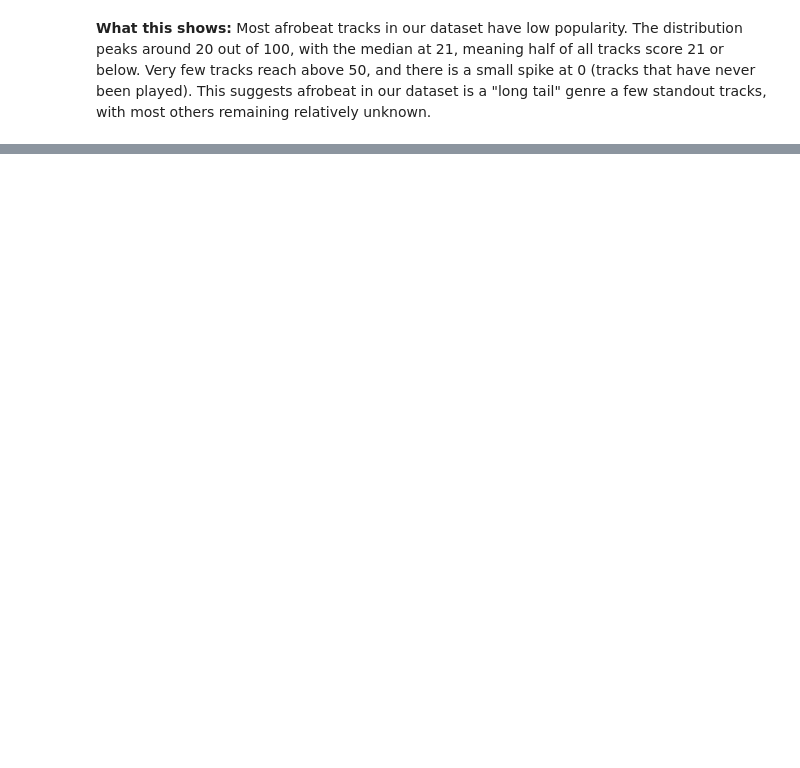
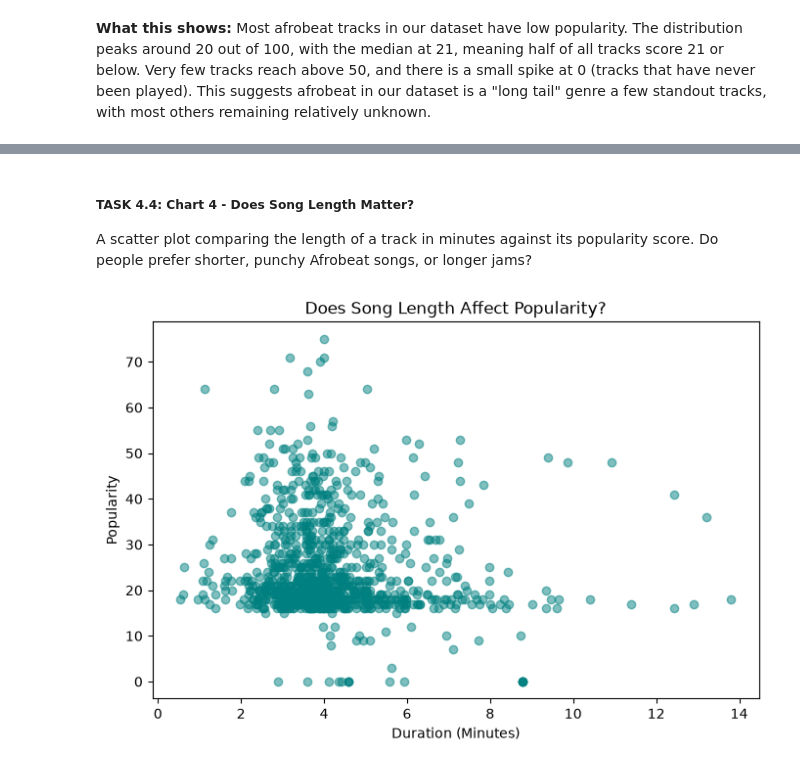
Before and after one commit to Tdaniels4real/music-popularity-capstone, a Jupyter notebook: music_popularity_capstone.ipynb, the cells around one changed output, grey strips where cells are left out. Drawn from its saved outputs; the diff is of its cells as text; code cells hidden in the pictures; blank space fills up the shorter version.

```diff
--- a/music_popularity_capstone.ipynb
+++ b/music_popularity_capstone.ipynb
@@ -406,0 +431,13 @@ Most afrobeat tracks in our dataset have low popularity. The distribution peaks
+# %% [markdown]
+##### TASK 4.4: Chart 4 - Does Song Length Matter?
+
+A scatter plot comparing the length of a track in minutes against its popularity score. Do people prefer shorter, punchy Afrobeat songs, or longer jams?
+# %%
+plt.figure(figsize=(8, 5))
+plt.scatter(df['duration_min'], df['popularity'], alpha=0.5, color='teal')
+plt.xlabel('Duration (Minutes)')
+plt.ylabel('Popularity')
+plt.title('Does Song Length Affect Popularity?')
+plt.show()
+# %% [output]
+[figure, added]
```
Also changed, not shown: parts of 19 cells of this notebook.
